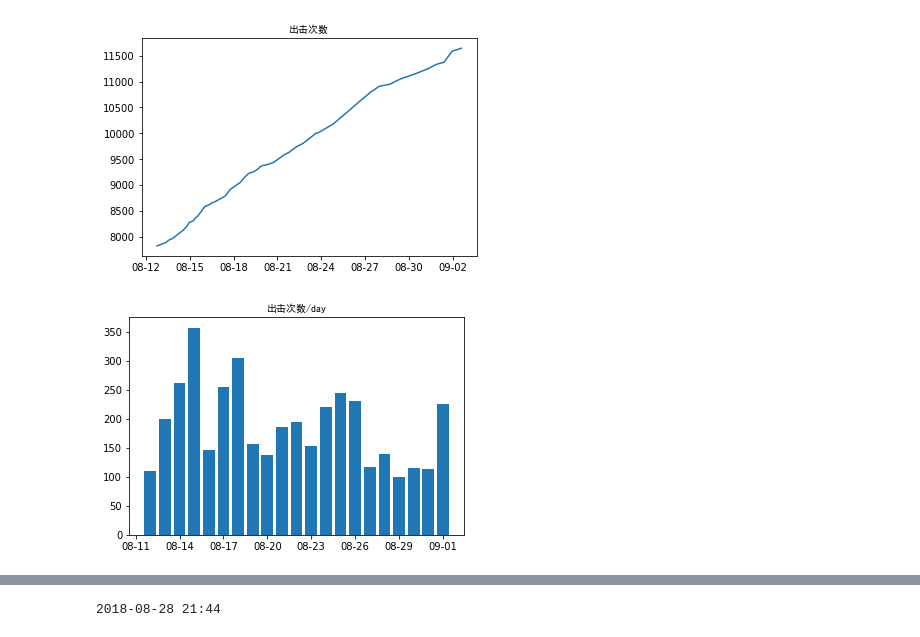
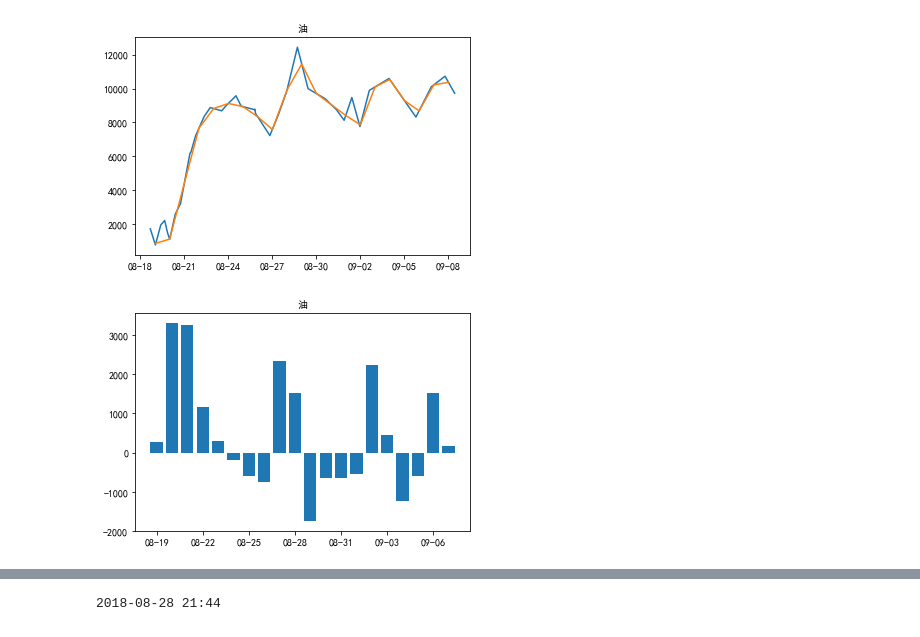
Before and after one commit to AutumnSun1996/GameTools, a Jupyter notebook: 碧蓝航线/Calculate.ipynb, the cells around one changed output, grey strips where cells are left out. Cells and saved outputs as stored; diff of their text form; code cells hidden in the pictures.

```diff
--- a/碧蓝航线/Calculate.ipynb
+++ b/碧蓝航线/Calculate.ipynb
@@ -42,6 +43,28 @@ def get_date_time(text):
             return datetime.datetime(**default)
 #     print(text, None)
     return None
+
+def resample(xs, ys):
+    dates = []
+    values = []
+    one_day = datetime.timedelta(days=1)
+
+    date = datetime.datetime(xs[0].year, xs[0].month, xs[0].day) + one_day
+
+    idx = 0
+    while date < xs[-1]:
+        while date > xs[idx]:
+            idx += 1
+#         print("Caculate", date, "Using", idx, xs[idx-1], xs[idx])
+        diffx1 = (date - xs[idx-1])
+        diffx2 = xs[idx] - date
+        diffy = (ys[idx] - ys[idx-1])
+
+        diffy2 = diffx2 * (diffy) / (diffx1+diffx2)
+        dates.append(date)
+        values.append(ys[idx]-diffy2)
+        date += one_day
+    return np.array(dates), np.array(values)
 
 def plot_diff(xs, ys, name):
     last_x = xs[0]
@@ -91,16 +114,25 @@ def plot_history(item_id=0):
 
     plt.gca().xaxis.set_major_formatter(mdates.DateFormatter('%m-%d'))
     plt.plot(xs, ys)
+    rxs, rys = resample(xs, ys)
+    plt.plot(rxs, rys)
     plt.title(check, fontproperties="SimHei")
     plt.show()
-    plot_diff(xs, ys, check)
+
+    plt.gca().xaxis.set_major_formatter(mdates.DateFormatter('%m-%d'))
+    diff_y = rys[1:] - rys[:-1]
+    plt.bar(rxs[:-1], diff_y)
+    plt.title(check, fontproperties="SimHei")
+    plt.show()
+
+#     plot_diff(xs, ys, check)
 
     return xs, ys
 # %%
-xs, ys = plot_history(0);
+xs, ys = plot_history(1);
 # %% [output]
-[figure, old version]
+[figure, new version]
-[figure, old version]
+[figure, new version]
 # %%
 items = re.sub("[\r\n]{2,}", "\n\n", content).split("\n\n")
 for item in reversed(items):
```
Also changed, not shown: parts of 5 cells of this notebook.
